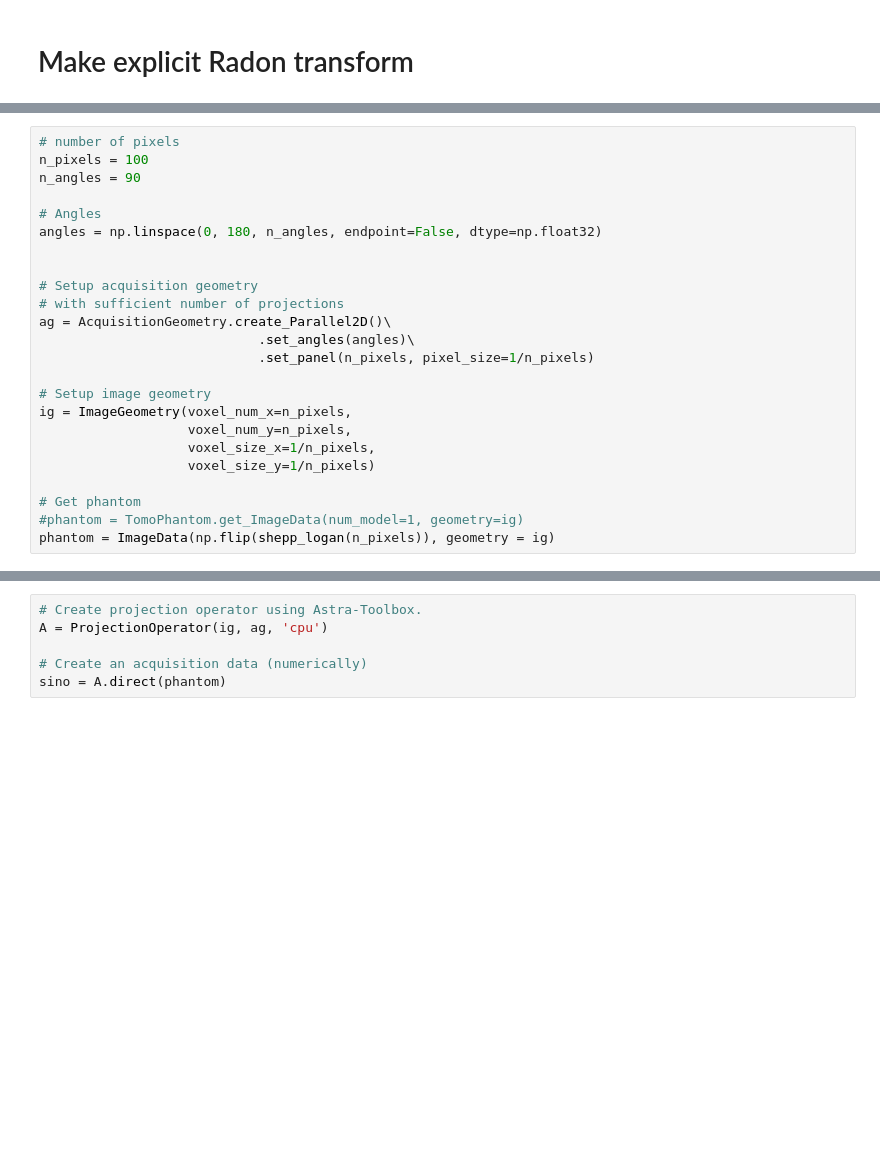
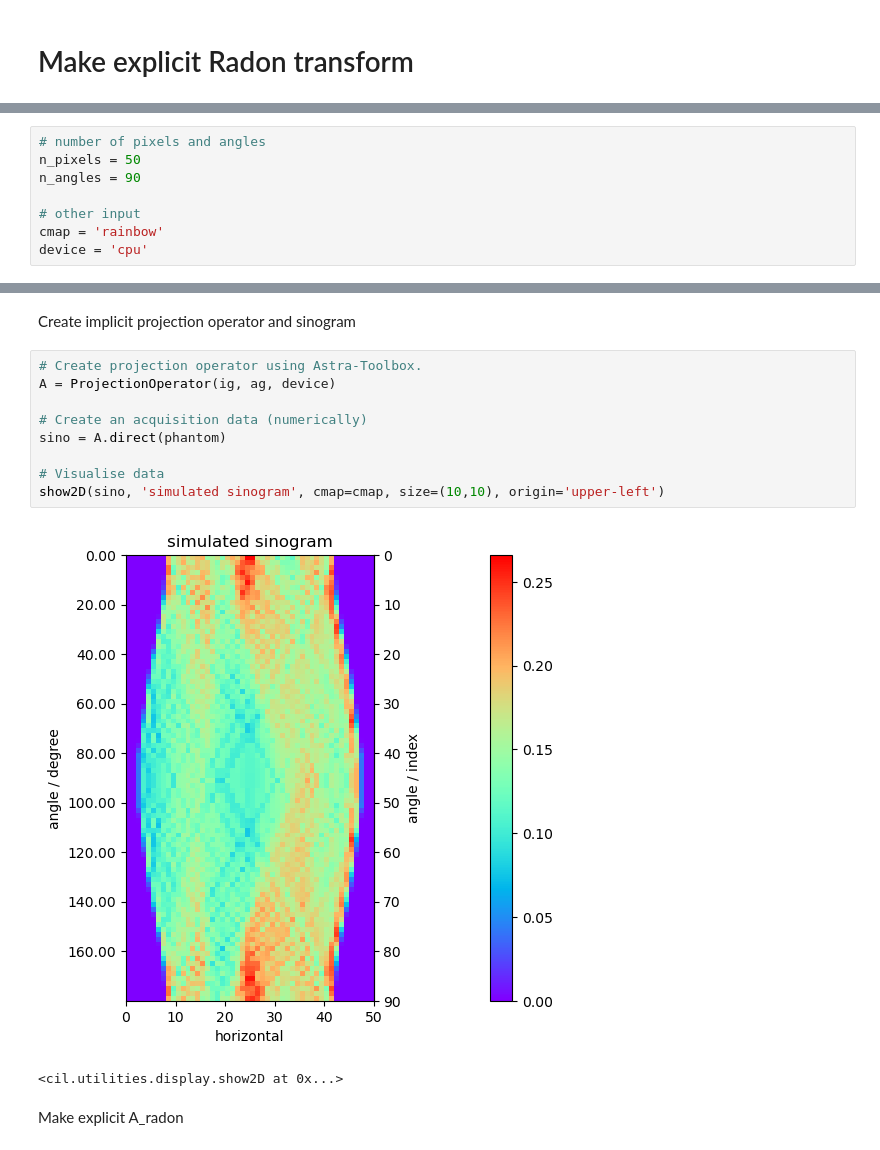
Before and after one commit to FemkeFJF/CIL-Demos, a Jupyter notebook: demos/0_NewContent/explicit_radon_matrix.ipynb, the cells around one changed output, grey strips where cells are left out. Cells and saved outputs as stored; diff of their text form; blank space fills up the shorter version.

Commit message:
Explicit radon transform (but now the whole file)

```diff
--- a/demos/0_NewContent/explicit_radon_matrix.ipynb
+++ b/demos/0_NewContent/explicit_radon_matrix.ipynb
@@ -28,24 +17,8 @@ import logging
 # %%
-# number of pixels
-n_pixels = 100
+# number of pixels and angles
+n_pixels = 50
 n_angles = 90
 
-# Angles
-angles = np.linspace(0, 180, n_angles, endpoint=False, dtype=np.float32)
-
-
-# Setup acquisition geometry
-# with sufficient number of projections
-ag = AcquisitionGeometry.create_Parallel2D()\
-                            .set_angles(angles)\
-                            .set_panel(n_pixels, pixel_size=1/n_pixels)
-
-# Setup image geometry
-ig = ImageGeometry(voxel_num_x=n_pixels,
-                   voxel_num_y=n_pixels,
-                   voxel_size_x=1/n_pixels,
-                   voxel_size_y=1/n_pixels)
-
-# Get phantom
-#phantom = TomoPhantom.get_ImageData(num_model=1, geometry=ig)
-phantom = ImageData(np.flip(shepp_logan(n_pixels)), geometry = ig)
+# other input
+cmap = 'rainbow'
+device = 'cpu'
@@ -52,6 +48,16 @@ phantom = ImageData(np.flip(shepp_logan(n_pixels)), geometry = ig)
+# %% [markdown]
+Create implicit projection operator and sinogram
 # %%
 # Create projection operator using Astra-Toolbox.
-A = ProjectionOperator(ig, ag, 'cpu')
+A = ProjectionOperator(ig, ag, device)
 
 # Create an acquisition data (numerically)
 sino = A.direct(phantom)
+
+# Visualise data
+show2D(sino, 'simulated sinogram', cmap=cmap, size=(10,10), origin='upper-left')
+# %% [output]
+[figure, added]
+<cil.utilities.display.show2D at 0x...>
+# %% [markdown]
+Make explicit A_radon
```
Also changed, not shown: parts of 7 cells of this notebook.
